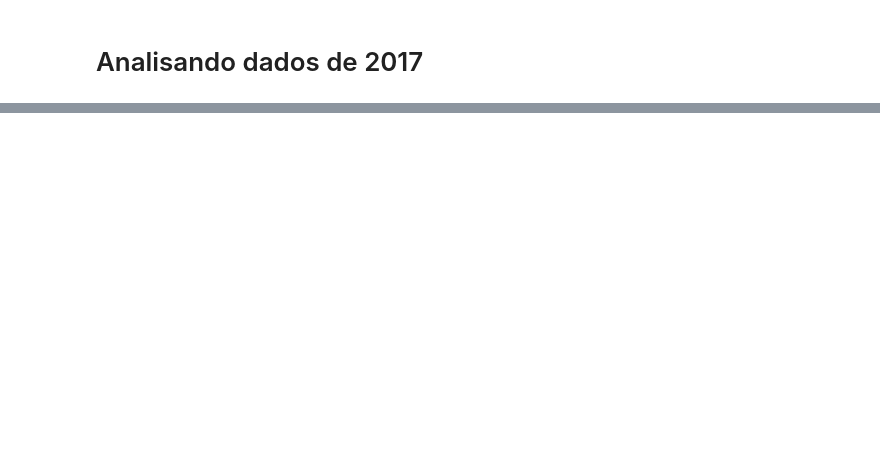
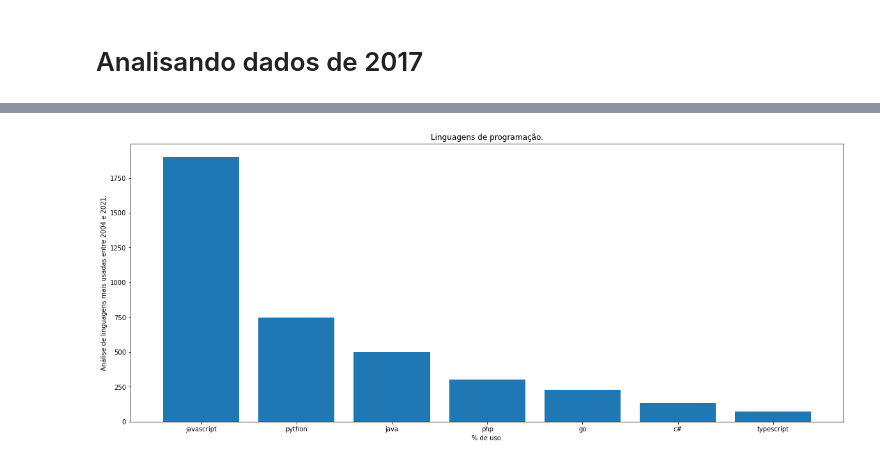
Before and after one commit to vhnegrisoli/tcc-pos-graduacao-puc, a Jupyter notebook: Conteúdo Prático - TCC.ipynb, the cells around one changed output, grey strips where cells are left out. Saved outputs shown, nothing was run; the diff lists cells and outputs as text; code cells hidden in the pictures; blank space fills up the shorter version.

```diff
--- a/Conteúdo Prático - TCC.ipynb
+++ b/Conteúdo Prático - TCC.ipynb
@@ -439,5 +434,8 @@ ORDER BY
 # %% [markdown]
 # Analisando dados de 2017
 # %%
-dados = pd.read_csv('dados/user-languages.csv')[['user_id', 'java', 'javascript', 'typescript', 'php', 'python', 'c#', 'go']]
+df_2 = pd.read_csv('dados/user-languages.csv')
+
+dados = df_2[['user_id', 'java', 'javascript', 'typescript', 'php', 'python', 'c#', 'go']]
+
 dados.head()
@@ -468,0 +486,22 @@ configurar_plot('', '', '')
+# %%
+dft = dft.sort_values(by=['Value'], ascending=False)
+
+fig, ax = plt.subplots()
+
+ax.set_xticklabels(dft['Language'])
+
+ax.bar(x = dft['Language'], height = dft['Value'])
+
+plt.gcf().set_size_inches(35, 10)
+
+plt.savefig('imgs/Analise Linguagens Dataset 02.png')
+
+configurar_plot_com_dimensoes(
+    'Linguagens de programação.',
+    '% de uso.',
+    'Análise de linguagens mais usadas entre 2004 e 2021.',
+    20,
+    8
+)
+# %% [output]
+[figure, added]
```
Also changed, not shown: parts of 41 cells of this notebook, 3 other files.
